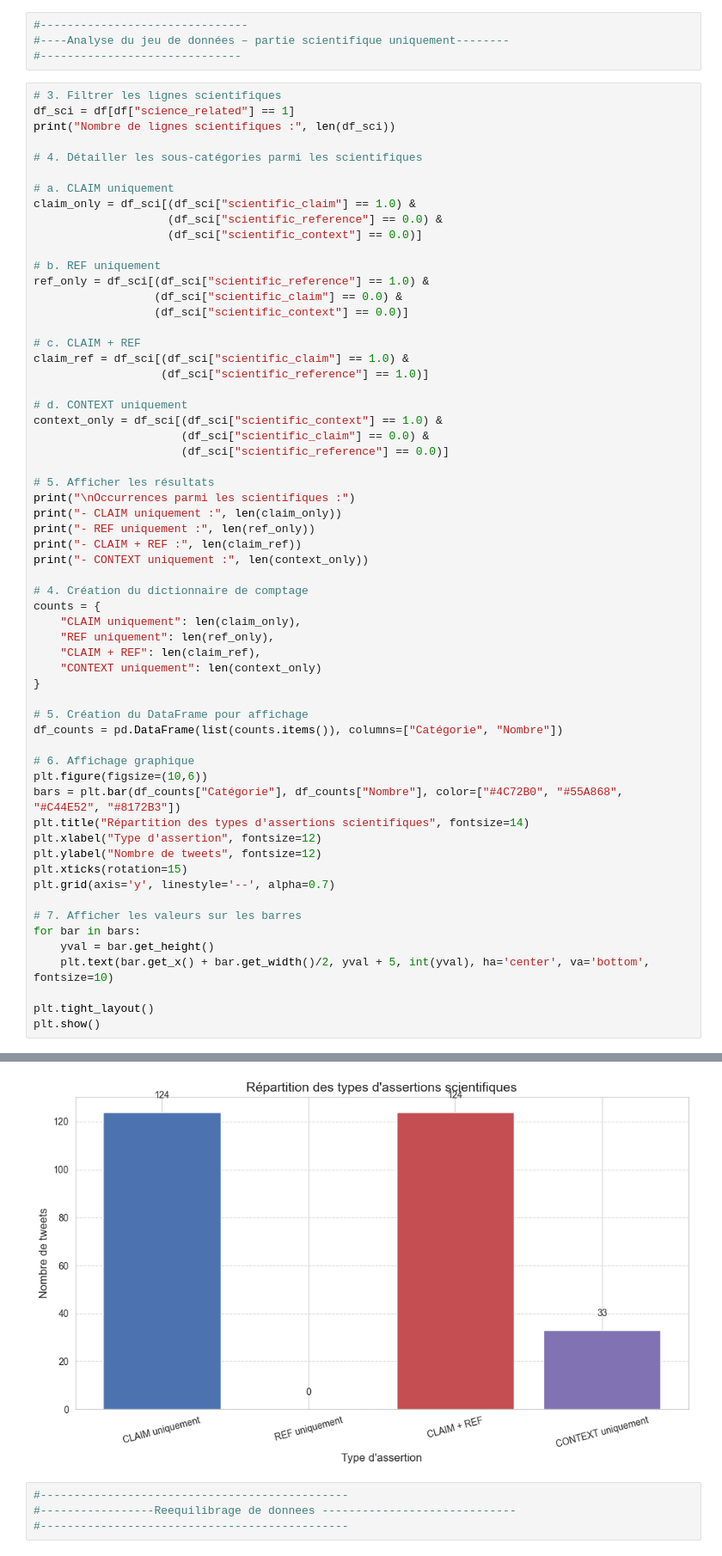
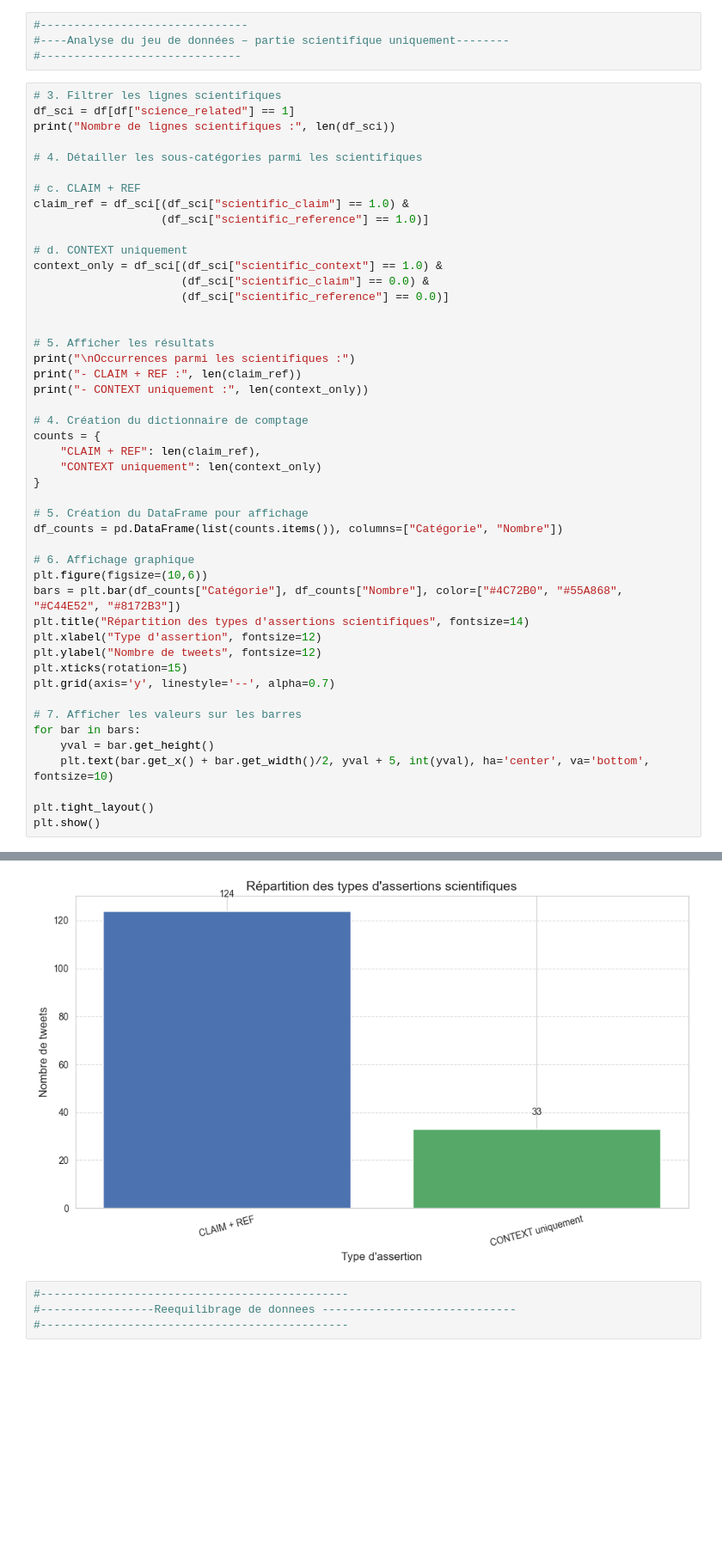
Before and after one commit to NinaShine/Machine_learning, a Jupyter notebook: Projet/test-CLAIM-REFvsCONTEXT.ipynb, the cells around one changed output, grey strips where cells are left out. Shown at 86% size. Saved outputs shown, nothing was run; the diff lists cells and outputs as text; blank space fills up the shorter version.

```diff
--- a/Projet/test-CLAIM-REFvsCONTEXT.ipynb
+++ b/Projet/test-CLAIM-REFvsCONTEXT.ipynb
@@ -89,16 +103,6 @@ df_sci = df[df["science_related"] == 1]
 print("Nombre de lignes scientifiques :", len(df_sci))
 
 # 4. Détailler les sous-catégories parmi les scientifiques
-
-# a. CLAIM uniquement
-claim_only = df_sci[(df_sci["scientific_claim"] == 1.0) &
-                    (df_sci["scientific_reference"] == 0.0) &
-                    (df_sci["scientific_context"] == 0.0)]
-
-# b. REF uniquement
-ref_only = df_sci[(df_sci["scientific_reference"] == 1.0) &
-                  (df_sci["scientific_claim"] == 0.0) &
-                  (df_sci["scientific_context"] == 0.0)]
 
 # c. CLAIM + REF
 claim_ref = df_sci[(df_sci["scientific_claim"] == 1.0) &
@@ -109,17 +113,14 @@ context_only = df_sci[(df_sci["scientific_context"] == 1.0) &
                       (df_sci["scientific_claim"] == 0.0) &
                       (df_sci["scientific_reference"] == 0.0)]
 
+
 # 5. Afficher les résultats
 print("\nOccurrences parmi les scientifiques :")
-print("- CLAIM uniquement :", len(claim_only))
-print("- REF uniquement :", len(ref_only))
 print("- CLAIM + REF :", len(claim_ref))
 print("- CONTEXT uniquement :", len(context_only))
 
 # 4. Création du dictionnaire de comptage
 counts = {
-    "CLAIM uniquement": len(claim_only),
-    "REF uniquement": len(ref_only),
     "CLAIM + REF": len(claim_ref),
     "CONTEXT uniquement": len(context_only)
 }
@@ -152,6 +151,6 @@ Occurrences parmi les scientifiques :
 - CLAIM + REF : 124
 - CONTEXT uniquement : 33
-[figure, old version]
+[figure, new version]
 # %%
 #----------------------------------------------
 #-----------------Reequilibrage de donnees -----------------------------
```
Also changed, not shown: parts of 27 cells of this notebook, 2 other files.
